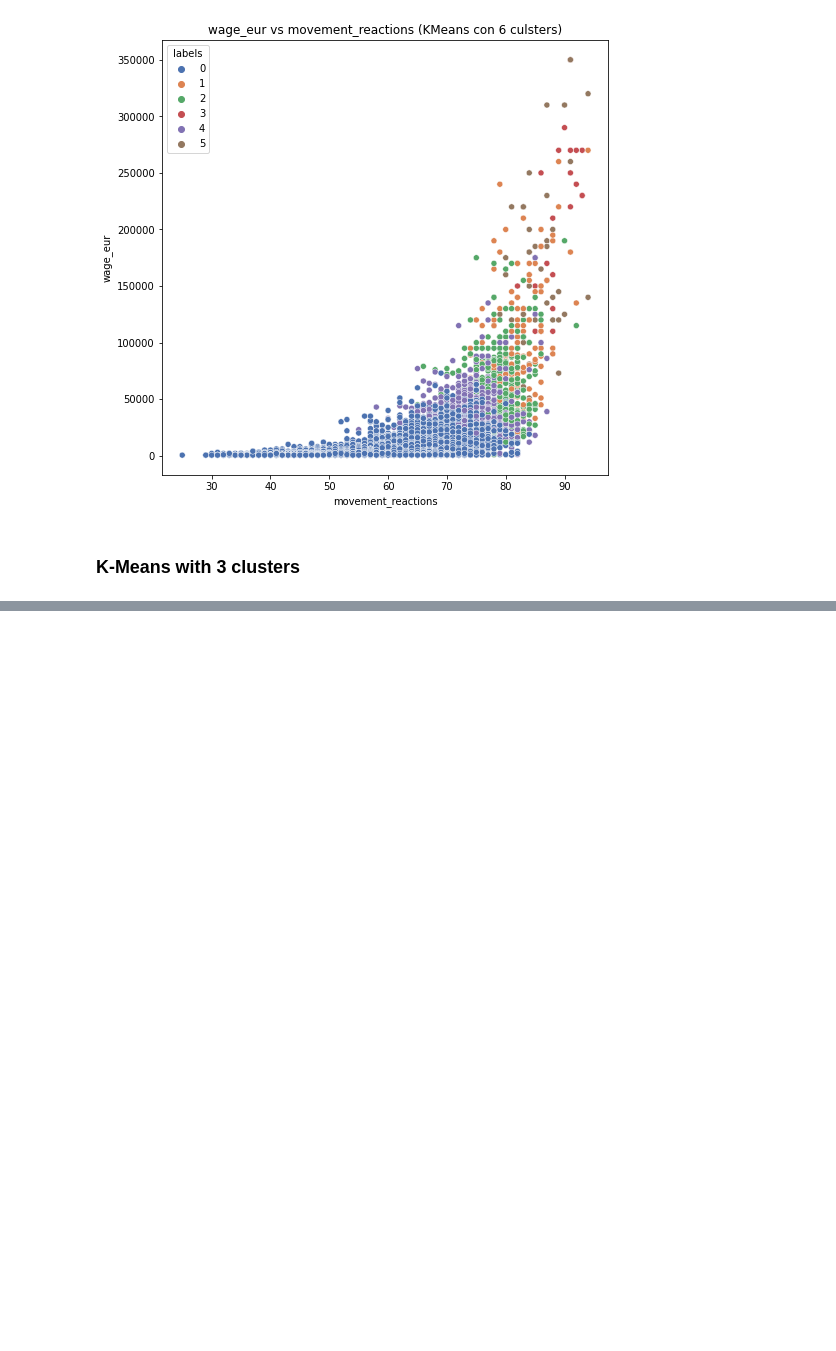
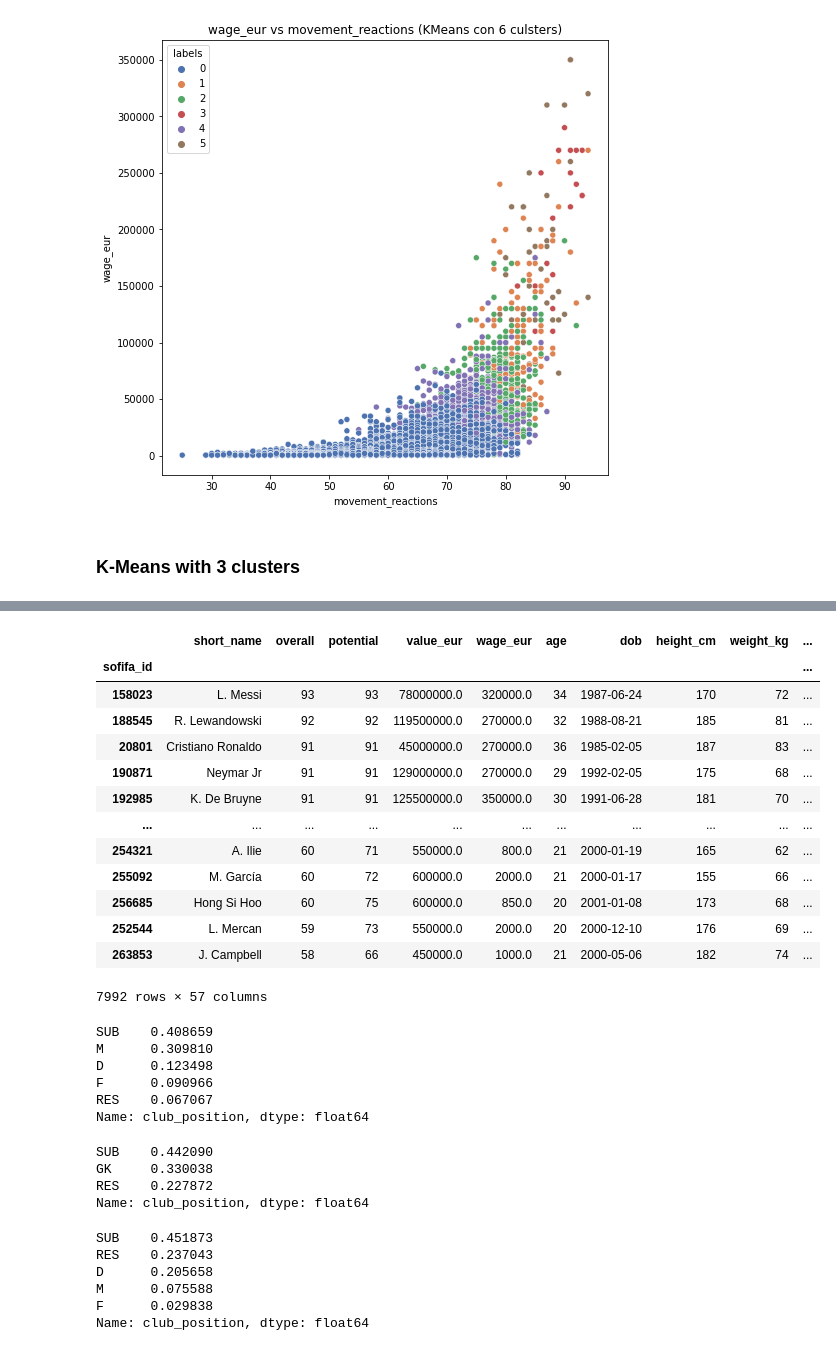
Before and after one commit to ironhack-bcn-data-pt/PR06-Machine-Learning-Group-Project, a Jupyter notebook: Clustering.ipynb, the cells around one changed output, grey strips where cells are left out. Drawn from its saved outputs; the diff is of its cells as text; code cells hidden in the pictures; blank space fills up the shorter version.

```diff
--- a/Clustering.ipynb
+++ b/Clustering.ipynb
@@ -121,0 +238,42 @@ Name: labels, dtype: int64
+# %%
+df[df['labels']==2]
+# %% [output]
+|  | short_name | overall | potential | value_eur | wage_eur | age | dob | height_cm | weight_kg | ... |
+| sofifa_id |  |  |  |  |  |  |  |  |  | ... |
+| 158023 | L. Messi | 93 | 93 | 78000000.0 | 320000.0 | 34 | 1987-06-24 | 170 | 72 | ... |
+| 188545 | R. Lewandowski | 92 | 92 | 119500000.0 | 270000.0 | 32 | 1988-08-21 | 185 | 81 | ... |
+| 20801 | Cristiano Ronaldo | 91 | 91 | 45000000.0 | 270000.0 | 36 | 1985-02-05 | 187 | 83 | ... |
+| 190871 | Neymar Jr | 91 | 91 | 129000000.0 | 270000.0 | 29 | 1992-02-05 | 175 | 68 | ... |
+| 192985 | K. De Bruyne | 91 | 91 | 125500000.0 | 350000.0 | 30 | 1991-06-28 | 181 | 70 | ... |
+| ... | ... | ... | ... | ... | ... | ... | ... | ... | ... | ... |
+| 254321 | A. Ilie | 60 | 71 | 550000.0 | 800.0 | 21 | 2000-01-19 | 165 | 62 | ... |
+| 255092 | M. García | 60 | 72 | 600000.0 | 2000.0 | 21 | 2000-01-17 | 155 | 66 | ... |
+| 256685 | Hong Si Hoo | 60 | 75 | 600000.0 | 850.0 | 20 | 2001-01-08 | 173 | 68 | ... |
+| 252544 | L. Mercan | 59 | 73 | 550000.0 | 2000.0 | 20 | 2000-12-10 | 176 | 69 | ... |
+| 263853 | J. Campbell | 58 | 66 | 450000.0 | 1000.0 | 21 | 2000-05-06 | 182 | 74 | ... |
+7992 rows × 57 columns
+# %%
+df[df['labels']==2].club_position.value_counts(normalize=True)
+# %% [output]
+SUB    0.408659
+M      0.309810
+D      0.123498
+F      0.090966
+RES    0.067067
+Name: club_position, dtype: float64
+# %%
+df[df['labels']==1].club_position.value_counts(normalize=True)
+# %% [output]
+SUB    0.442090
+GK     0.330038
+RES    0.227872
+Name: club_position, dtype: float64
+# %%
+df[df['labels']==0].club_position.value_counts(normalize=True)
+# %% [output]
+SUB    0.451873
+RES    0.237043
+D      0.205658
+M      0.075588
+F      0.029838
+Name: club_position, dtype: float64
```
Also changed, not shown: parts of 42 cells of this notebook.
